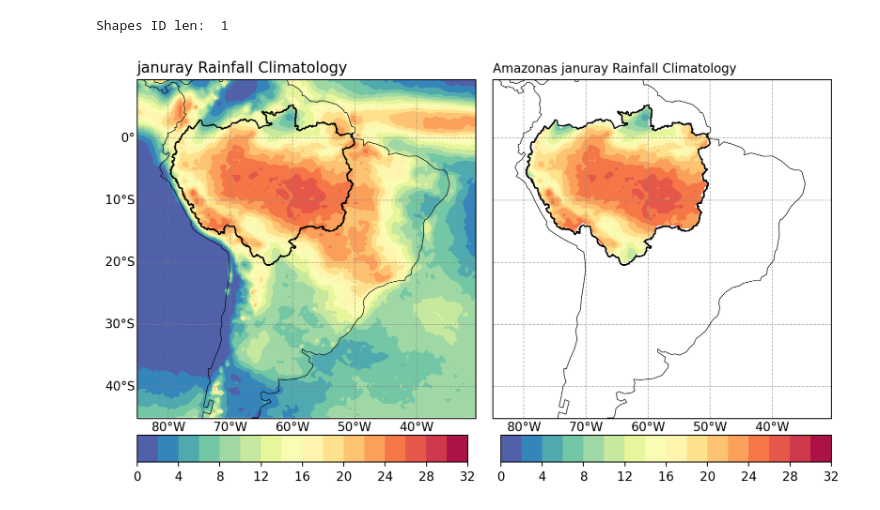
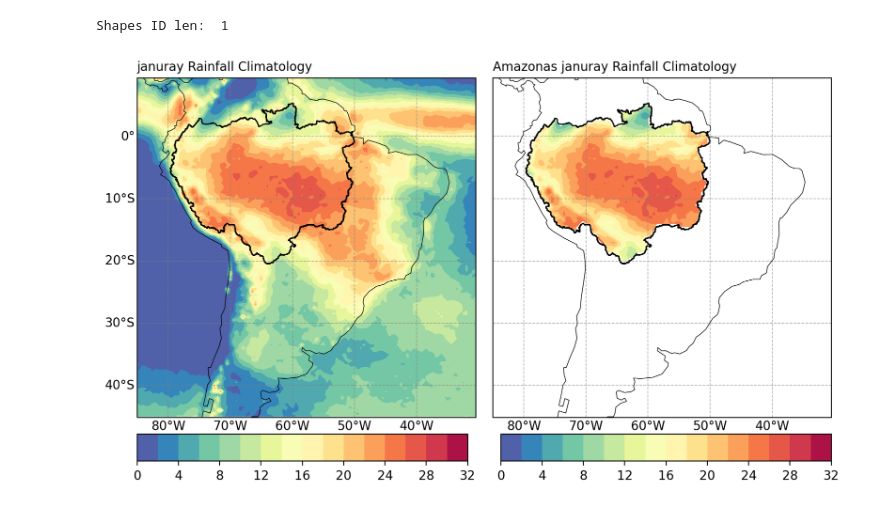
Before and after one commit to mhacarthur/clima-anom, a Jupyter notebook: examples/Rainfall_Extract_shapefile.ipynb, the cells around one changed output. Drawn from its saved outputs; the diff is of its cells as text; code cells hidden in the pictures.

Commit message:
update facecolor in figures

```diff
--- a/examples/Rainfall_Extract_shapefile.ipynb
+++ b/examples/Rainfall_Extract_shapefile.ipynb
@@ -40,38 +40,38 @@ gs = gridspec.GridSpec(1,2)
 
 ax1 = plt.subplot(gs[0, 0], projection = proj)
 ax1.coastlines(linestyle='-',linewidth=0.5,color='black',zorder=4)
+ax1.add_geometries(amazonas,proj,edgecolor='k',facecolor='None',linestyle='-',linewidth=1)
 ax1.set_extent([-85,-30.5,-42,8.5])
 a1 = ax1.contourf(lon2d, lat2d, pre[0,:,:],levels=levels,cmap = cmap)
-ax1.add_geometries(amazonas,proj,edgecolor='k',facecolor='None',linestyle='-',linewidth=1)
 gl = ax1.gridlines(crs=proj,draw_labels=True,linewidth=0.6,color='gray',alpha=0.6,linestyle='--')
 gl.top_labels = False
 gl.bottom_labels = True
 gl.left_labels = True
 gl.right_labels = False
-ax1.set_title('januray Rainfall Climatology',fontsize= 12,loc='left')
+ax1.set_title('januray Rainfall Climatology',fontsize= 10,loc='left')
 
 ax2 = plt.subplot(gs[0, 1], projection = proj)
 ax2.coastlines(linestyle='-',linewidth=0.5,color='black',zorder=4)
+ax2.add_geometries(amazonas,proj,edgecolor='k',facecolor='None',linestyle='-',linewidth=1)
 ax2.set_extent([-85,-30.5,-42,8.5])
 a2 = ax2.contourf(lon2d, lat2d, pre_amazonas[0,:,:],levels=levels,cmap = cmap)
-ax2.add_geometries(amazonas,proj,edgecolor='k',facecolor='None',linestyle='-',linewidth=1)
 gl = ax2.gridlines(crs=proj,draw_labels=True,linewidth=0.6,color='gray',alpha=0.6,linestyle='--')
 gl.top_labels = False
 gl.bottom_labels = True
 gl.left_labels = False
 gl.right_labels = False
 ax2.set_title('Amazonas januray Rainfall Climatology',fontsize= 10,loc='left')
 
 cbaxes = fig.add_axes([0.125, 0.265, 0.369, 0.03])
 cbar = fig.colorbar(a1, cax = cbaxes,orientation="horizontal",ticks=None)
 cbar.ax.get_yaxis().labelpad = 15
 
 cbaxes = fig.add_axes([0.531, 0.265, 0.369, 0.03])
 cbar = fig.colorbar(a2, cax = cbaxes,orientation="horizontal",ticks=None)
 cbar.ax.get_yaxis().labelpad = 15
 
 plt.subplots_adjust(left=None, bottom=None, right=None, top=None, hspace=0.1, wspace=0.05)
 
-plt.savefig('..'+os.sep+'figures'+os.sep+'Extract_shapefile.png',transparent = False,bbox_inches ='tight',pad_inches = 0.1)
+plt.savefig('..'+os.sep+'figures'+os.sep+'Extract_shapefile.png', facecolor='white',bbox_inches ='tight',pad_inches = 0.1)
 # %% [output]
-[figure, old version]
+[figure, new version]
```
Also changed, not shown: parts of 3 cells of this notebook, 6 other files.
